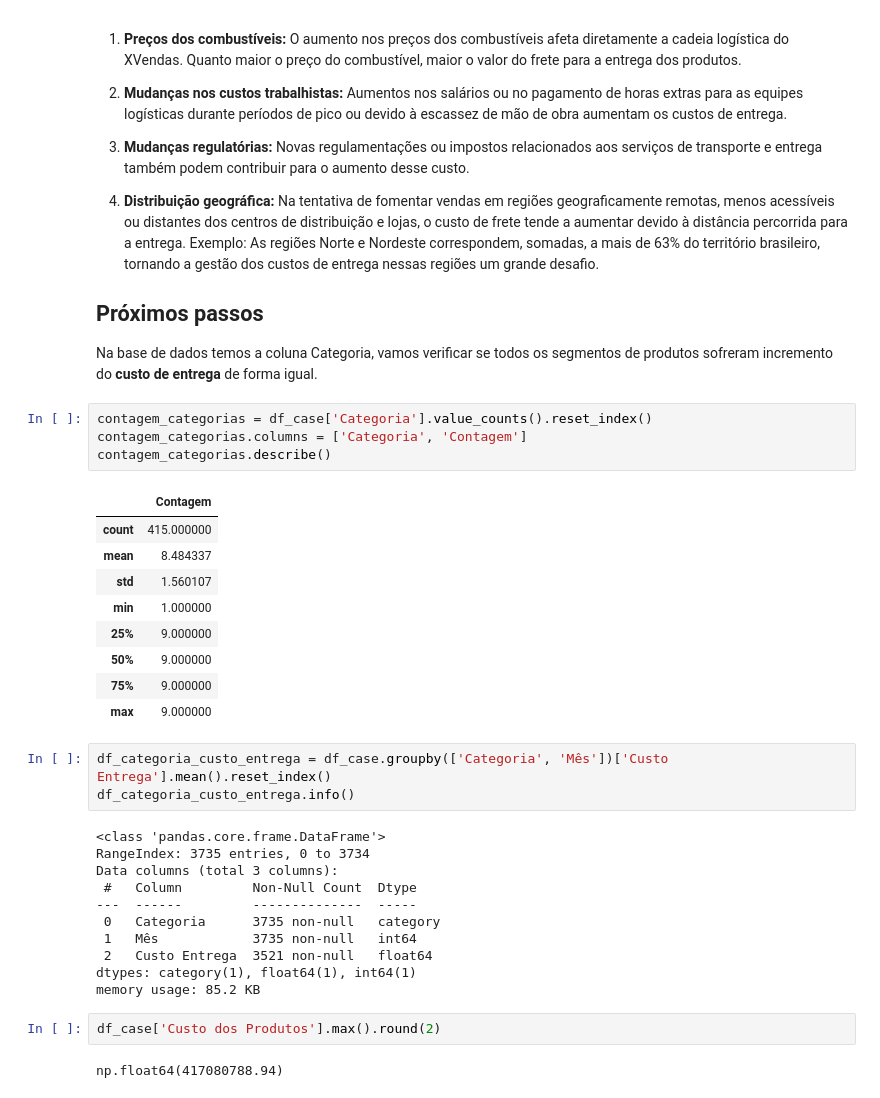
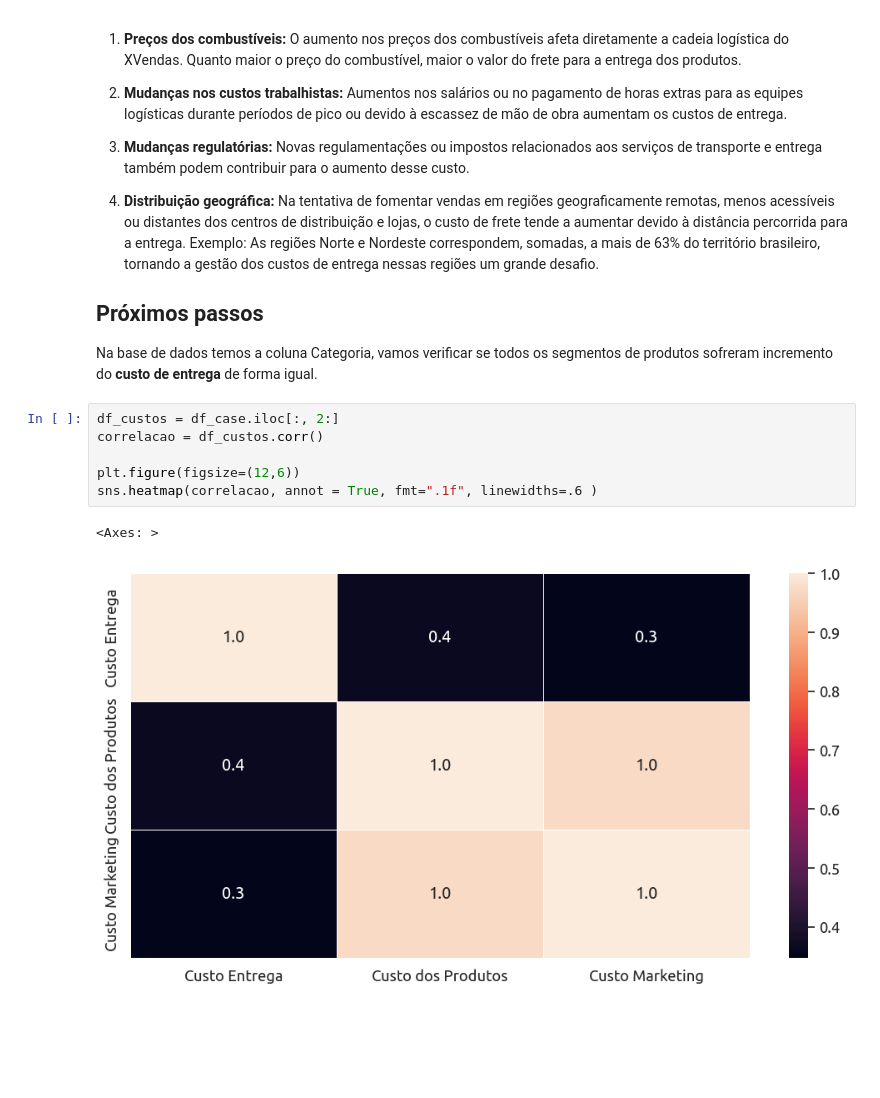
Before and after one commit to edusong79/case_XVendas, a Jupyter notebook: analise_exploratória.ipynb, the cells around one changed output. Cells and saved outputs as stored; diff of their text form; blank space fills up the shorter version.

Commit message:
heatmat de correlacao

```diff
--- a/analise_exploratória.ipynb
+++ b/analise_exploratória.ipynb
@@ -125,35 +144,12 @@ O custo de entrega geralmente é composto por custos logísticos e pode ser expl
 ## Próximos passos
 
 Na base de dados temos a coluna Categoria, vamos verificar se todos os segmentos de produtos sofreram incremento do **custo de entrega** de forma igual.
-# %%
-contagem_categorias = df_case['Categoria'].value_counts().reset_index()
-contagem_categorias.columns = ['Categoria', 'Contagem']
-contagem_categorias.describe()
-# %% [output]
-|  | Contagem |
-| count | 415.000000 |
-| mean | 8.484337 |
-| std | 1.560107 |
-| min | 1.000000 |
-| 25% | 9.000000 |
-| 50% | 9.000000 |
-| 75% | 9.000000 |
-| max | 9.000000 |
-# %%
-df_categoria_custo_entrega = df_case.groupby(['Categoria', 'Mês'])['Custo Entrega'].mean().reset_index()
-df_categoria_custo_entrega.info()
-# %% [output]
-<class 'pandas.core.frame.DataFrame'>
-RangeIndex: 3735 entries, 0 to 3734
-Data columns (total 3 columns):
- #   Column         Non-Null Count  Dtype
----  ------         --------------  -----
- 0   Categoria      3735 non-null   category
- 1   Mês            3735 non-null   int64
- 2   Custo Entrega  3521 non-null   float64
-dtypes: category(1), float64(1), int64(1)
-memory usage: 85.2 KB
-# %%
-df_case['Custo dos Produtos'].max().round(2)
-# %% [output]
-np.float64(417080788.94)
+# %%
+df_custos = df_case.iloc[:, 2:]
+correlacao = df_custos.corr()
+
+plt.figure(figsize=(12,6))
+sns.heatmap(correlacao, annot = True, fmt=".1f", linewidths=.6 )
+# %% [output]
+<Axes: >
+[figure, added]
```
Also changed, not shown: parts of 5 cells of this notebook.
